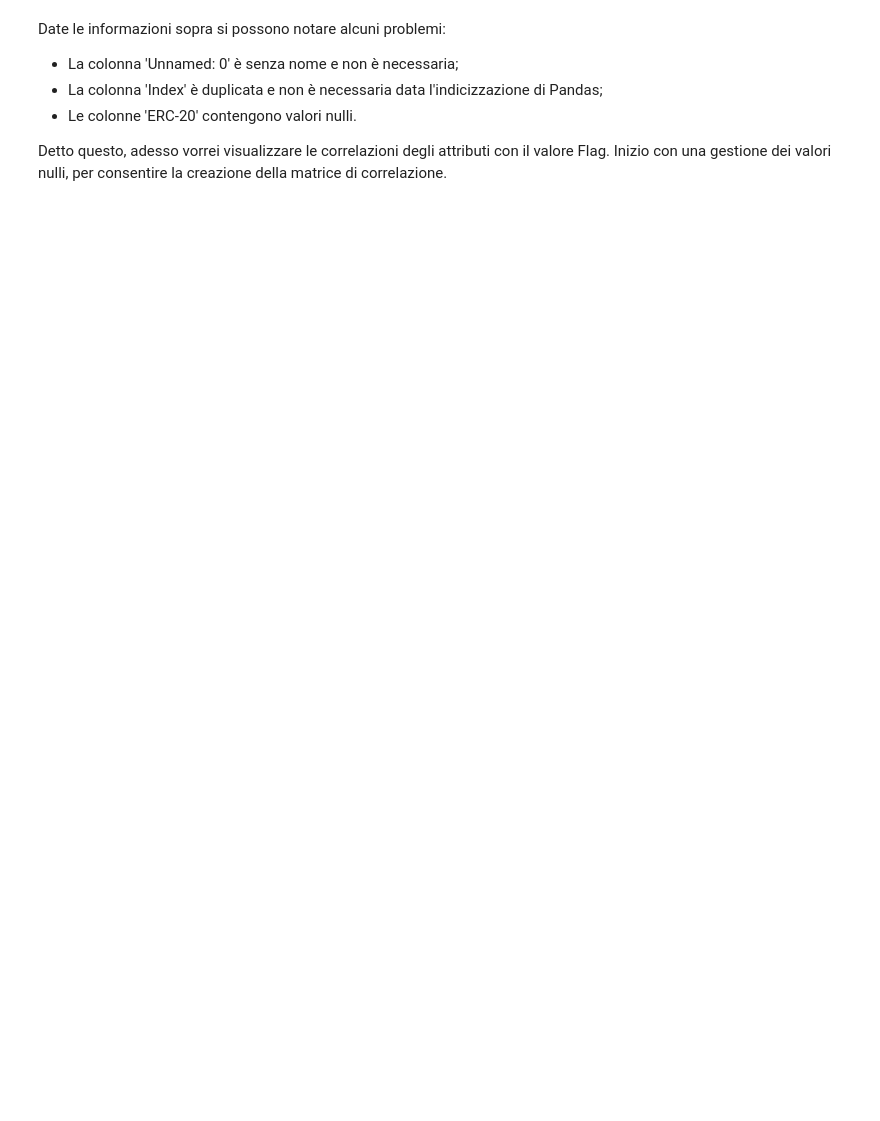
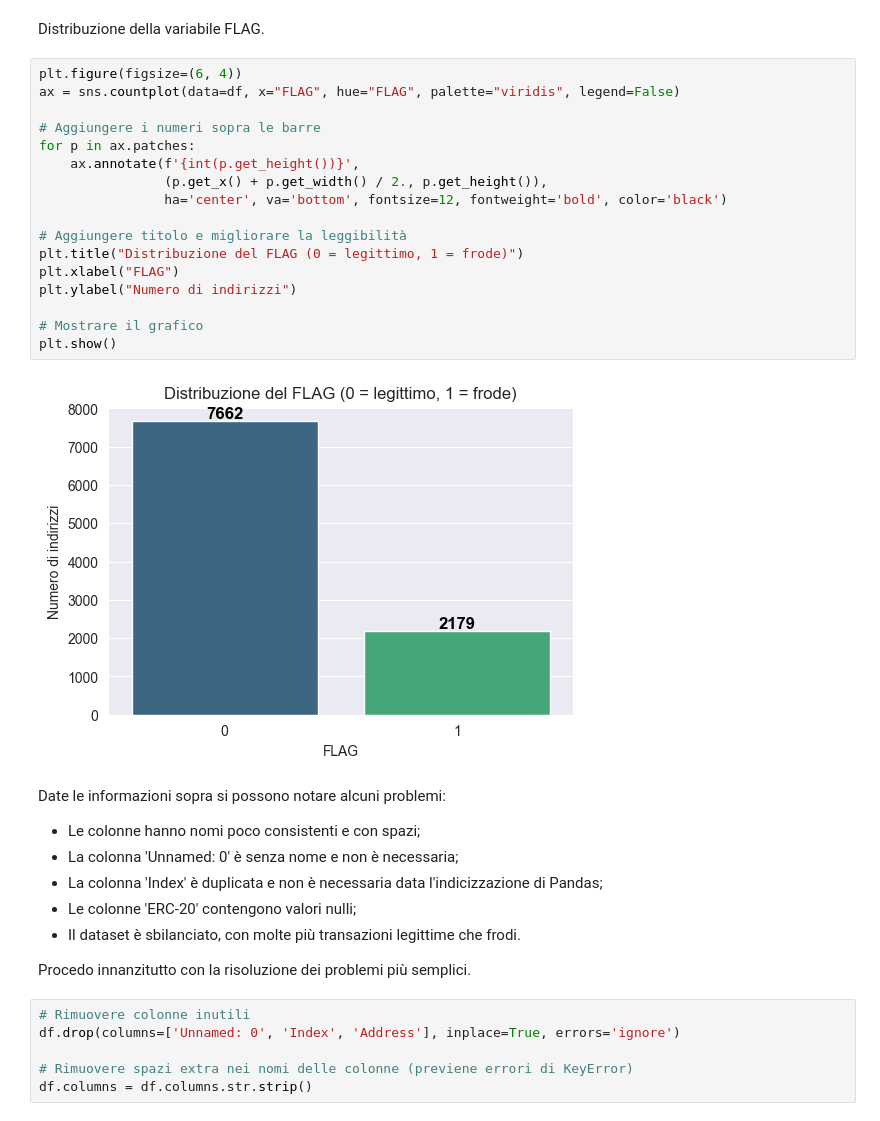
Before and after one commit to Maurino666/EthereumFraudDetection, a Jupyter notebook: Data_Preparation.ipynb, the cells around one changed output. Drawn from its saved outputs; the diff is of its cells as text; blank space fills up the shorter version.

```diff
--- a/Data_Preparation.ipynb
+++ b/Data_Preparation.ipynb
@@ -68,8 +65,36 @@ memory usage: 2.7+ MB
+# %% [markdown]
+Distribuzione della variabile FLAG.
+# %%
+plt.figure(figsize=(6, 4))
+ax = sns.countplot(data=df, x="FLAG", hue="FLAG", palette="viridis", legend=False)
+
+# Aggiungere i numeri sopra le barre
+for p in ax.patches:
+    ax.annotate(f'{int(p.get_height())}',
+                (p.get_x() + p.get_width() / 2., p.get_height()),
+                ha='center', va='bottom', fontsize=12, fontweight='bold', color='black')
+
+# Aggiungere titolo e migliorare la leggibilità
+plt.title("Distribuzione del FLAG (0 = legittimo, 1 = frode)")
+plt.xlabel("FLAG")
+plt.ylabel("Numero di indirizzi")
+
+# Mostrare il grafico
+plt.show()
+# %% [output]
+[figure, added]
 # %% [markdown]
 Date le informazioni sopra si possono notare alcuni problemi:
+- Le colonne hanno nomi poco consistenti e con spazi;
 - La colonna 'Unnamed: 0' è senza nome e non è necessaria;
 - La colonna 'Index' è duplicata e non è necessaria data l'indicizzazione di Pandas;
-- Le colonne 'ERC-20' contengono valori nulli.
+- Le colonne 'ERC-20' contengono valori nulli;
+- Il dataset è sbilanciato, con molte più transazioni legittime che frodi.
 
-Detto questo, adesso vorrei visualizzare le correlazioni degli attributi con il valore Flag.
-Inizio con una gestione dei valori nulli, per consentire la creazione della matrice di correlazione.
+Procedo innanzitutto con la risoluzione dei problemi più semplici.
+# %%
+# Rimuovere colonne inutili
+df.drop(columns=['Unnamed: 0', 'Index', 'Address'], inplace=True, errors='ignore')
+
+# Rimuovere spazi extra nei nomi delle colonne (previene errori di KeyError)
+df.columns = df.columns.str.strip()
```
Also changed, not shown: parts of 21 cells of this notebook.
